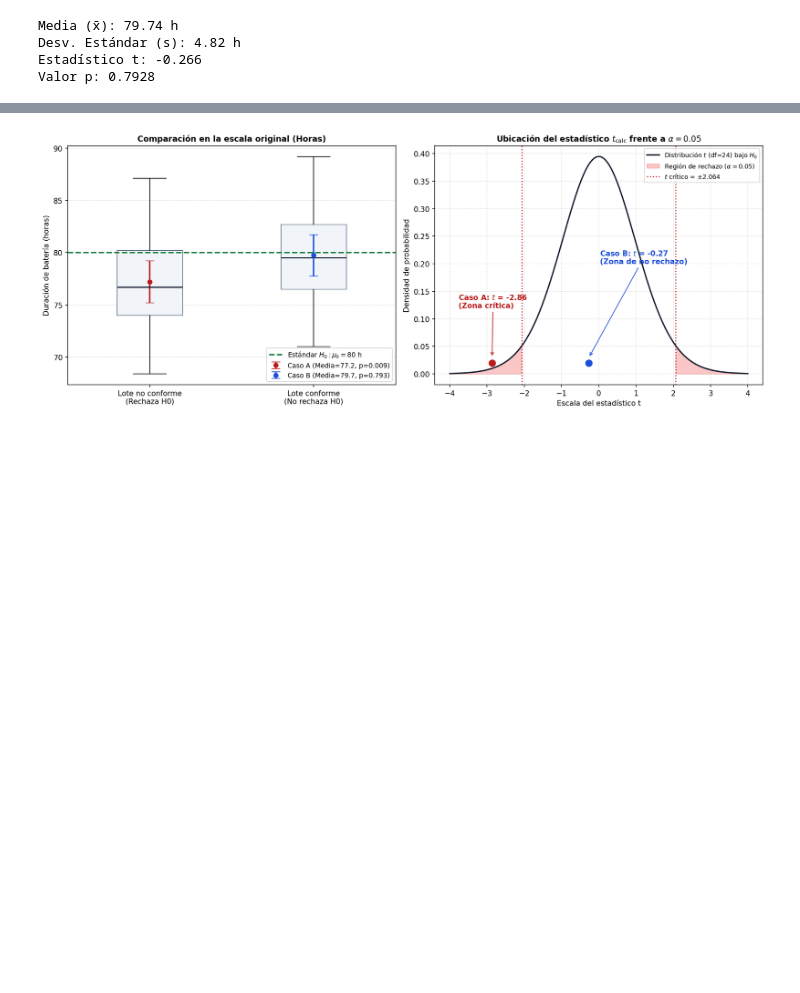
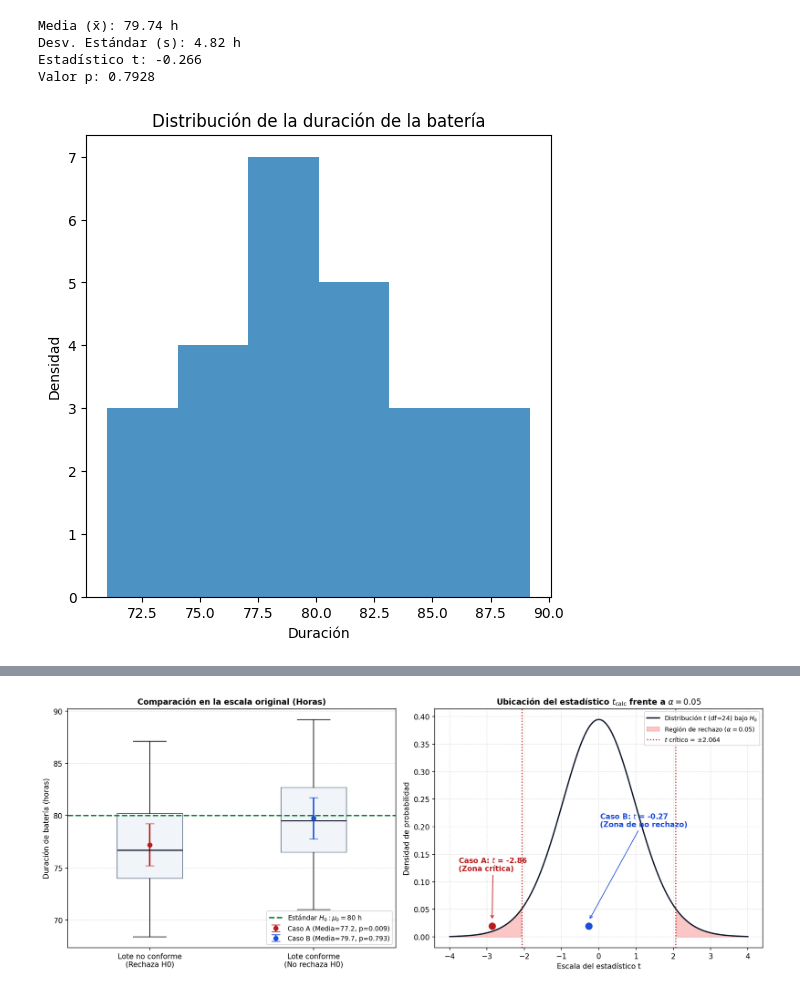
Before and after one commit to jhquiza/ap-2026-1-62, a Jupyter notebook: src/pruebas_hipotesis.ipynb, the cells around one changed output, grey strips where cells are left out. Saved outputs shown, nothing was run; the diff lists cells and outputs as text; code cells hidden in the pictures; blank space fills up the shorter version.

```diff
--- a/src/pruebas_hipotesis.ipynb
+++ b/src/pruebas_hipotesis.ipynb
@@ -51,3 +135,22 @@ Media (x̄): 79.74 h
 Desv. Estándar (s): 4.82 h
 Estadístico t: -0.266
 Valor p: 0.7928
+# %%
+# Crear gráfico de densidad del array duraciones_conforme
+
+import matplotlib.pyplot as plt
+
+plt.figure(figsize=(6, 6))
+plt.hist(
+    duraciones_conforme,
+    bins='sturges',
+    density=False,
+    alpha=0.8,
+    #color='blue'
+    )
+plt.xlabel('Duración')
+plt.ylabel('Densidad')
+plt.title('Distribución de la duración de la batería')
+plt.show()
+# %% [output]
+[figure, added]
```
Also changed, not shown: parts of 2 cells of this notebook.
